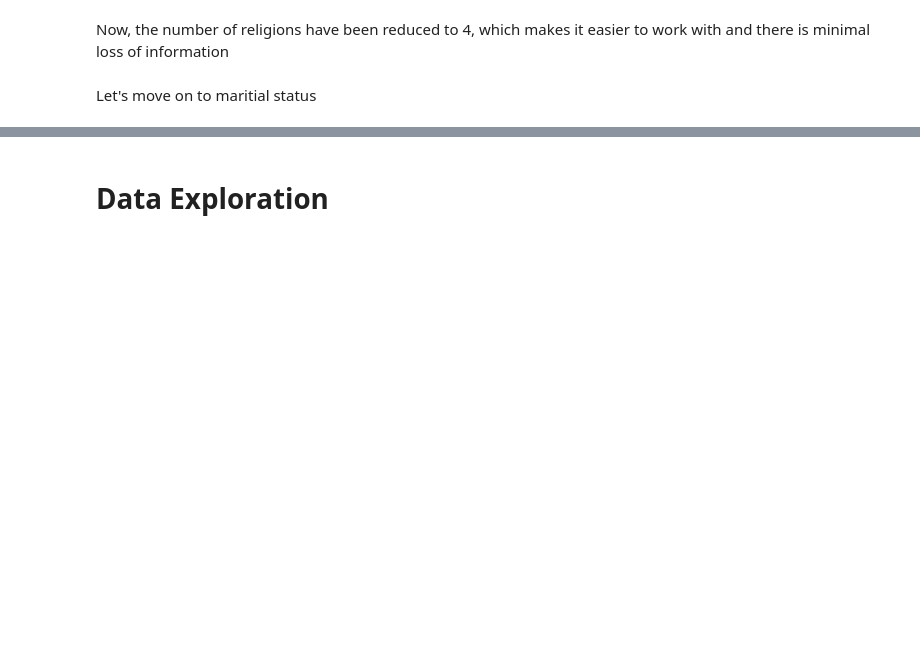
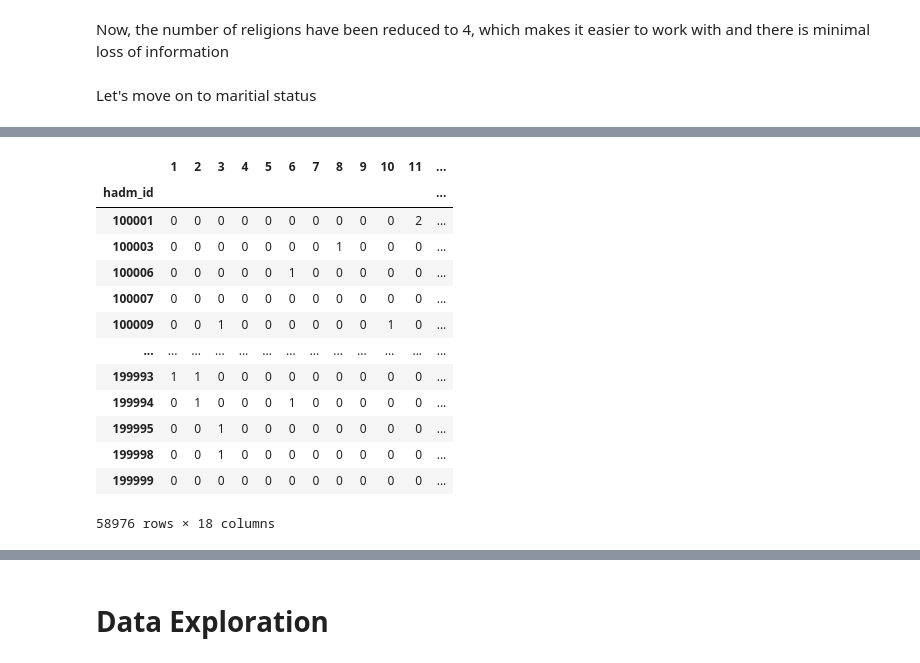
Before and after one commit to Gagan-K-Shetty/Da_project, a Jupyter notebook: Hospital_readmission.ipynb, the cells around one changed output, grey strips where cells are left out. Saved outputs shown, nothing was run; the diff lists cells and outputs as text; code cells hidden in the pictures; blank space fills up the shorter version.

```diff
--- a/Hospital_readmission.ipynb
+++ b/Hospital_readmission.ipynb
@@ -211,0 +1160,5 @@ Name: marital_status, dtype: int64
+# %%
+factor_map = {}
+for x,y in zip(c1.Group,c1.Factor):
+    factor_map[x] = y
+factor_map
@@ -211,0 +1184,20 @@ Name: marital_status, dtype: int64
+# %%
+for x in temp.columns:
+    temp[x] = temp[x].astype('int')
+    temp[x] *= factor_map[x]
+temp
+# %% [output]
+|  | 1 | 2 | 3 | 4 | 5 | 6 | 7 | 8 | 9 | 10 | 11 | ... |
+| hadm_id |  |  |  |  |  |  |  |  |  |  |  | ... |
+| 100001 | 0 | 0 | 0 | 0 | 0 | 0 | 0 | 0 | 0 | 0 | 2 | ... |
+| 100003 | 0 | 0 | 0 | 0 | 0 | 0 | 0 | 1 | 0 | 0 | 0 | ... |
+| 100006 | 0 | 0 | 0 | 0 | 0 | 1 | 0 | 0 | 0 | 0 | 0 | ... |
+| 100007 | 0 | 0 | 0 | 0 | 0 | 0 | 0 | 0 | 0 | 0 | 0 | ... |
+| 100009 | 0 | 0 | 1 | 0 | 0 | 0 | 0 | 0 | 0 | 1 | 0 | ... |
+| ... | ... | ... | ... | ... | ... | ... | ... | ... | ... | ... | ... | ... |
+| 199993 | 1 | 1 | 0 | 0 | 0 | 0 | 0 | 0 | 0 | 0 | 0 | ... |
+| 199994 | 0 | 1 | 0 | 0 | 0 | 1 | 0 | 0 | 0 | 0 | 0 | ... |
+| 199995 | 0 | 0 | 1 | 0 | 0 | 0 | 0 | 0 | 0 | 0 | 0 | ... |
+| 199998 | 0 | 0 | 1 | 0 | 0 | 0 | 0 | 0 | 0 | 0 | 0 | ... |
+| 199999 | 0 | 0 | 0 | 0 | 0 | 0 | 0 | 0 | 0 | 0 | 0 | ... |
+58976 rows × 18 columns
```
Also changed, not shown: parts of 149 cells of this notebook.
